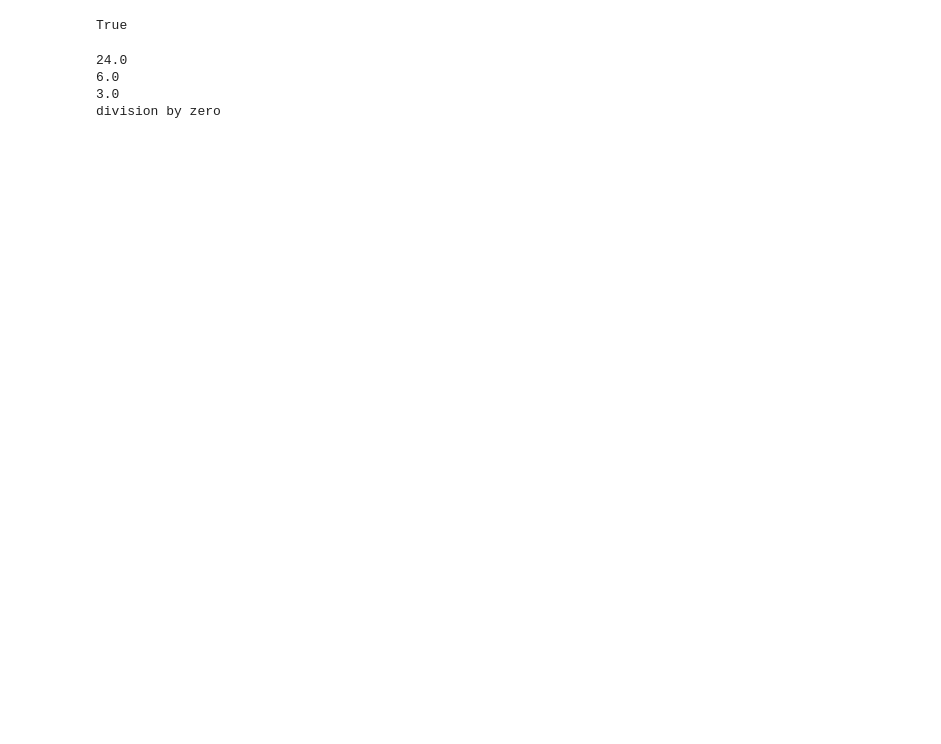
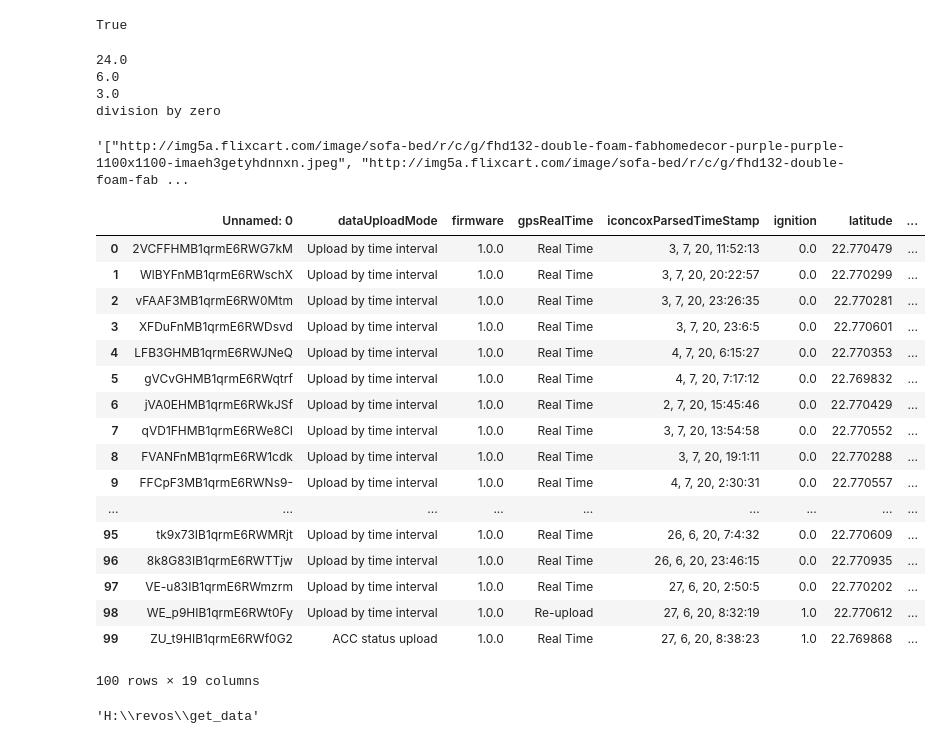
Before and after one commit to benai9916/revos, a Jupyter notebook: get_data/testing.ipynb, the cells around one changed output. Saved outputs shown, nothing was run; the diff lists cells and outputs as text; code cells hidden in the pictures; blank space fills up the shorter version.

```diff
--- a/get_data/testing.ipynb
+++ b/get_data/testing.ipynb
@@ -73,0 +54,31 @@ division by zero
+# %%
+flip.loc[16,  'image']
+# %% [output]
+'["http://img5a.flixcart.com/image/sofa-bed/r/c/g/fhd132-double-foam-fabhomedecor-purple-purple-1100x1100-imaeh3getyhdnnxn.jpeg", "http://img5a.flixcart.com/image/sofa-bed/r/c/g/fhd132-double-foam-fab ...
+# %%
+ha = pd.read_csv('H:\\revos\data/M22YCESD20B000705.csv')
+# %%
+ha
+# %% [output]
+|  | Unnamed: 0 | dataUploadMode | firmware | gpsRealTime | iconcoxParsedTimeStamp | ignition | latitude | ... |
+| 0 | 2VCFFHMB1qrmE6RWG7kM | Upload by time interval | 1.0.0 | Real Time | 3, 7, 20, 11:52:13 | 0.0 | 22.770479 | ... |
+| 1 | WlBYFnMB1qrmE6RWschX | Upload by time interval | 1.0.0 | Real Time | 3, 7, 20, 20:22:57 | 0.0 | 22.770299 | ... |
+| 2 | vFAAF3MB1qrmE6RW0Mtm | Upload by time interval | 1.0.0 | Real Time | 3, 7, 20, 23:26:35 | 0.0 | 22.770281 | ... |
+| 3 | XFDuFnMB1qrmE6RWDsvd | Upload by time interval | 1.0.0 | Real Time | 3, 7, 20, 23:6:5 | 0.0 | 22.770601 | ... |
+| 4 | LFB3GHMB1qrmE6RWJNeQ | Upload by time interval | 1.0.0 | Real Time | 4, 7, 20, 6:15:27 | 0.0 | 22.770353 | ... |
+| 5 | gVCvGHMB1qrmE6RWqtrf | Upload by time interval | 1.0.0 | Real Time | 4, 7, 20, 7:17:12 | 0.0 | 22.769832 | ... |
+| 6 | jVA0EHMB1qrmE6RWkJSf | Upload by time interval | 1.0.0 | Real Time | 2, 7, 20, 15:45:46 | 0.0 | 22.770429 | ... |
+| 7 | qVD1FHMB1qrmE6RWe8CI | Upload by time interval | 1.0.0 | Real Time | 3, 7, 20, 13:54:58 | 0.0 | 22.770552 | ... |
+| 8 | FVANFnMB1qrmE6RW1cdk | Upload by time interval | 1.0.0 | Real Time | 3, 7, 20, 19:1:11 | 0.0 | 22.770288 | ... |
+| 9 | FFCpF3MB1qrmE6RWNs9- | Upload by time interval | 1.0.0 | Real Time | 4, 7, 20, 2:30:31 | 0.0 | 22.770557 | ... |
+| ... | ... | ... | ... | ... | ... | ... | ... | ... |
+| 95 | tk9x73IB1qrmE6RWMRjt | Upload by time interval | 1.0.0 | Real Time | 26, 6, 20, 7:4:32 | 0.0 | 22.770609 | ... |
+| 96 | 8k8G83IB1qrmE6RWTTjw | Upload by time interval | 1.0.0 | Real Time | 26, 6, 20, 23:46:15 | 0.0 | 22.770935 | ... |
+| 97 | VE-u83IB1qrmE6RWmzrm | Upload by time interval | 1.0.0 | Real Time | 27, 6, 20, 2:50:5 | 0.0 | 22.770202 | ... |
+| 98 | WE_p9HIB1qrmE6RWt0Fy | Upload by time interval | 1.0.0 | Re-upload | 27, 6, 20, 8:32:19 | 1.0 | 22.770612 | ... |
+| 99 | ZU_t9HIB1qrmE6RWf0G2 | ACC status upload | 1.0.0 | Real Time | 27, 6, 20, 8:38:23 | 1.0 | 22.769868 | ... |
+100 rows × 19 columns
+# %%
+pwd
+# %% [output]
+'H:\\revos\\get_data'
```
Also changed, not shown: parts of 6 cells of this notebook, 13 other files.
